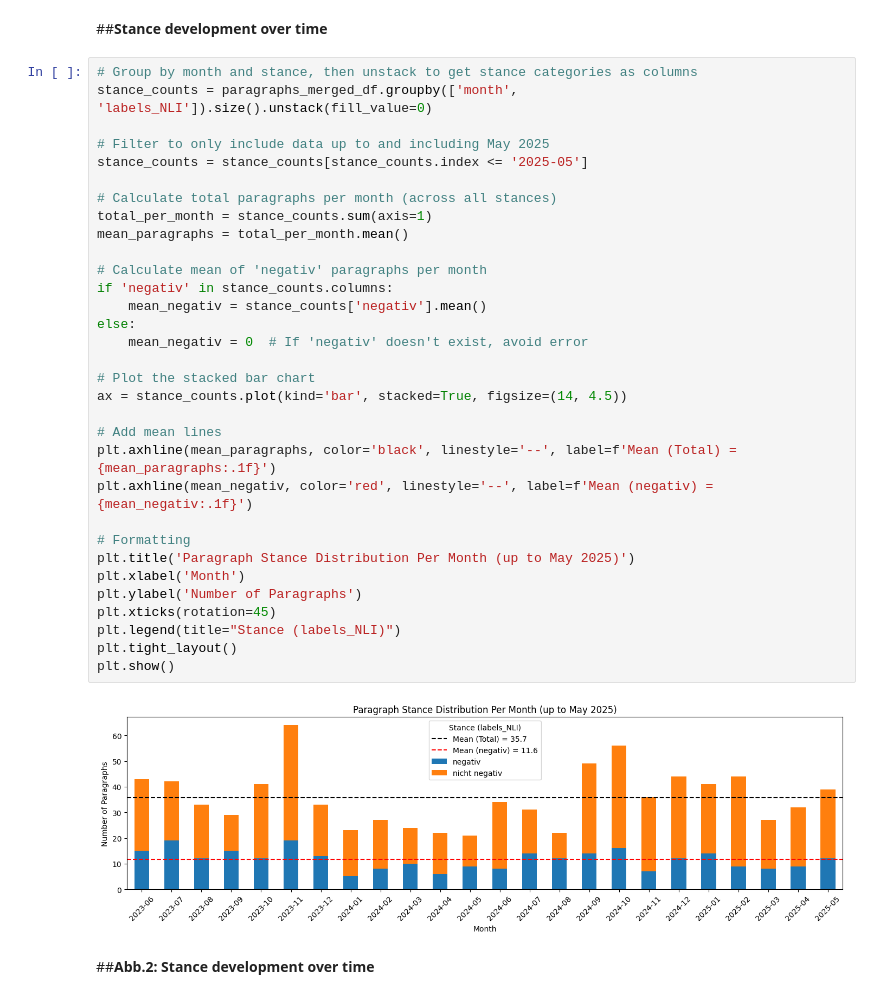
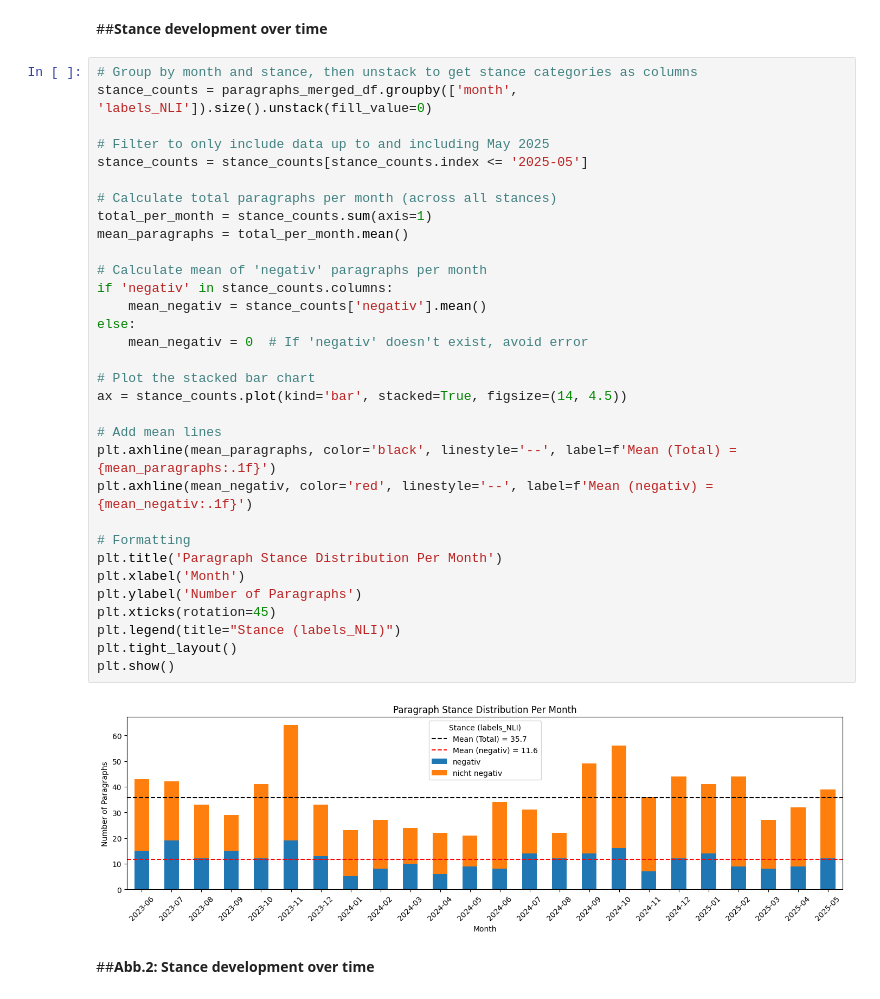
Before and after one commit to hanauert/Hausarbeit-GenAI, a Jupyter notebook: 07_stance_detection_binary_plotting.ipynb, the cells around one changed output. Saved outputs shown, nothing was run; the diff lists cells and outputs as text.

```diff
--- a/07_stance_detection_binary_plotting.ipynb
+++ b/07_stance_detection_binary_plotting.ipynb
@@ -33,35 +33,35 @@ paragraphs_merged_df.head()
 stance_counts = paragraphs_merged_df.groupby(['month', 'labels_NLI']).size().unstack(fill_value=0)
 
 # Filter to only include data up to and including May 2025
 stance_counts = stance_counts[stance_counts.index <= '2025-05']
 
 # Calculate total paragraphs per month (across all stances)
 total_per_month = stance_counts.sum(axis=1)
 mean_paragraphs = total_per_month.mean()
 
 # Calculate mean of 'negativ' paragraphs per month
 if 'negativ' in stance_counts.columns:
     mean_negativ = stance_counts['negativ'].mean()
 else:
     mean_negativ = 0  # If 'negativ' doesn't exist, avoid error
 
 # Plot the stacked bar chart
 ax = stance_counts.plot(kind='bar', stacked=True, figsize=(14, 4.5))
 
 # Add mean lines
 plt.axhline(mean_paragraphs, color='black', linestyle='--', label=f'Mean (Total) = {mean_paragraphs:.1f}')
 plt.axhline(mean_negativ, color='red', linestyle='--', label=f'Mean (negativ) = {mean_negativ:.1f}')
 
 # Formatting
-plt.title('Paragraph Stance Distribution Per Month (up to May 2025)')
+plt.title('Paragraph Stance Distribution Per Month')
 plt.xlabel('Month')
 plt.ylabel('Number of Paragraphs')
 plt.xticks(rotation=45)
 plt.legend(title="Stance (labels_NLI)")
 plt.tight_layout()
 plt.show()
 # %% [output]
-[figure, old version]
+[figure, new version]
 # %% [markdown]
 ##**Abb.2: Stance development over time**
 # %%
```
Also changed, not shown: parts of 1 cell of this notebook.
